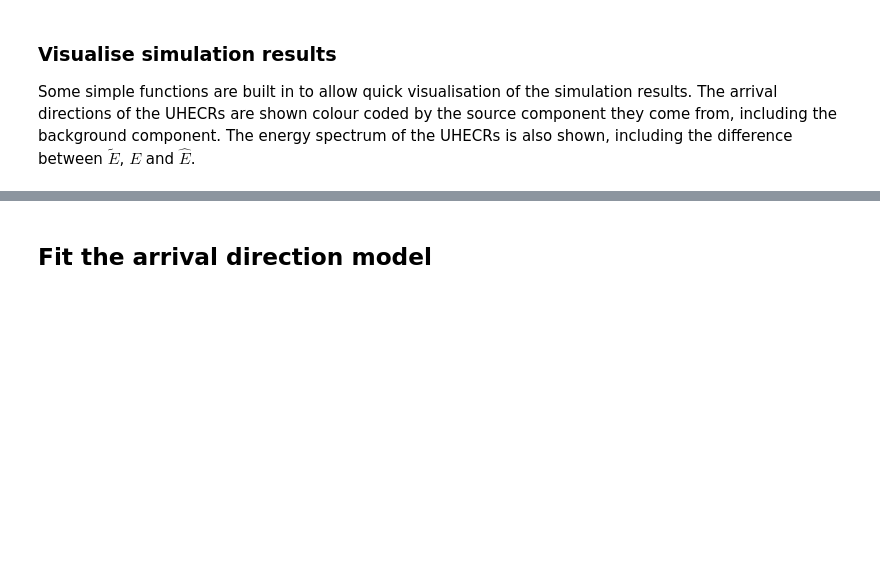
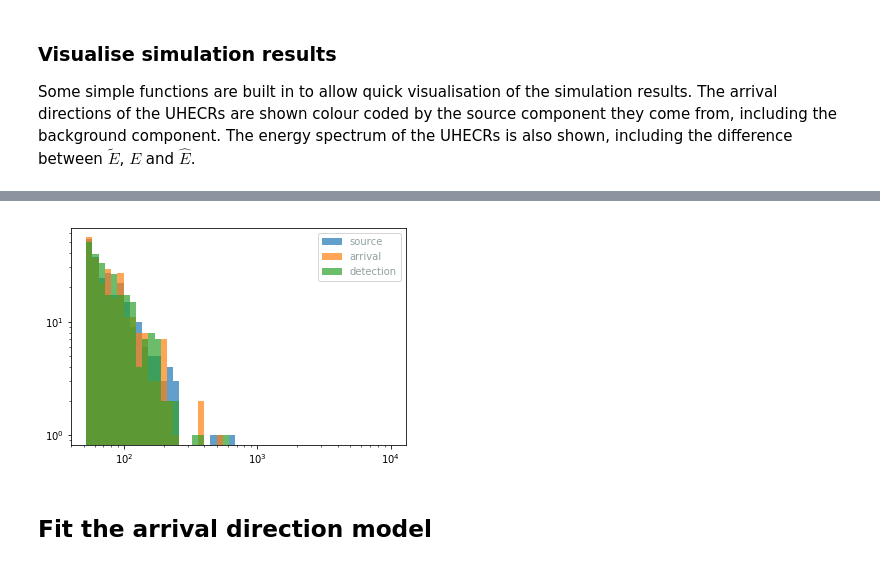
Before and after one commit to cescalara/uhecr_model, a Jupyter notebook: code_for_paper/fits_to_simulations/arrival_vs_joint/arrival_vs_joint.ipynb, the cells around one changed output, grey strips where cells are left out. Drawn from its saved outputs; the diff is of its cells as text; code cells hidden in the pictures; blank space fills up the shorter version.

```diff
--- a/code_for_paper/fits_to_simulations/arrival_vs_joint/arrival_vs_joint.ipynb
+++ b/code_for_paper/fits_to_simulations/arrival_vs_joint/arrival_vs_joint.ipynb
@@ -114,5 +106,7 @@ sim_analysis.plot_simulation('arrival direction')
 # %%
-sim_analysis.plot_simulation('energy')
+sim_analysis.plot('energy')
+# %% [output]
+[figure, added]
 # %% [markdown]
 ## Fit the arrival direction model
 # %%
```
Also changed, not shown: parts of 3 cells of this notebook.
